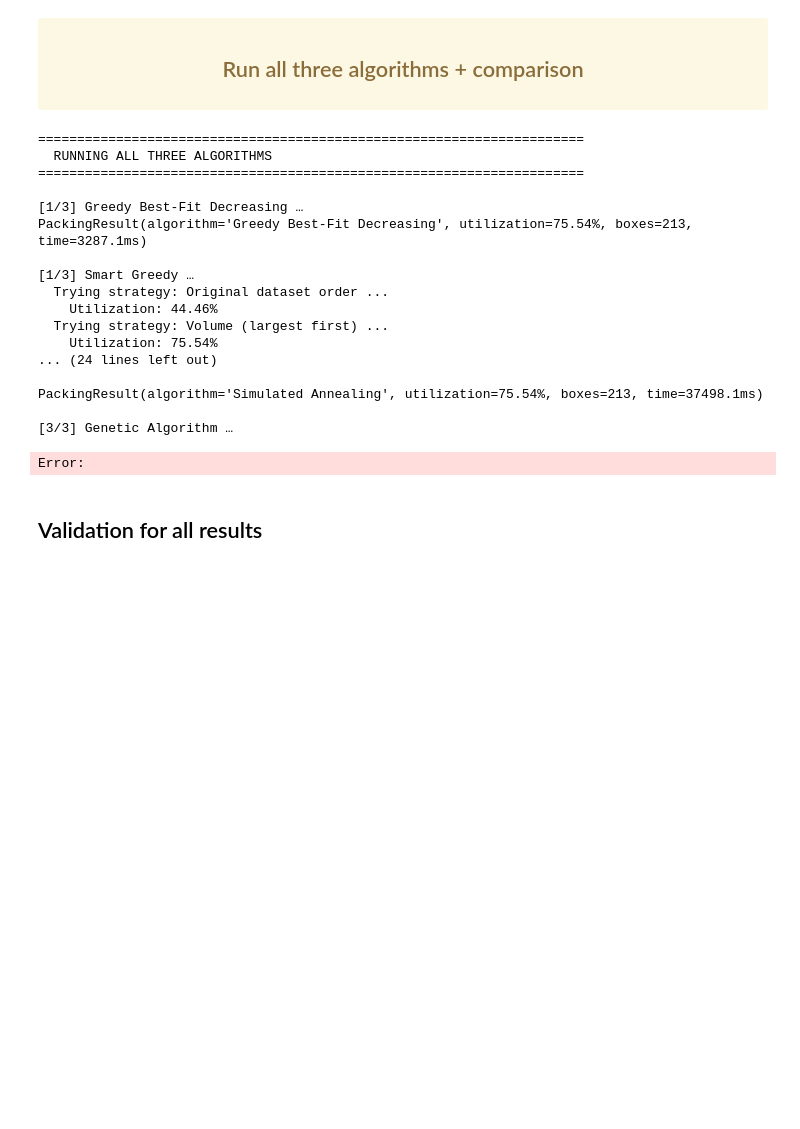
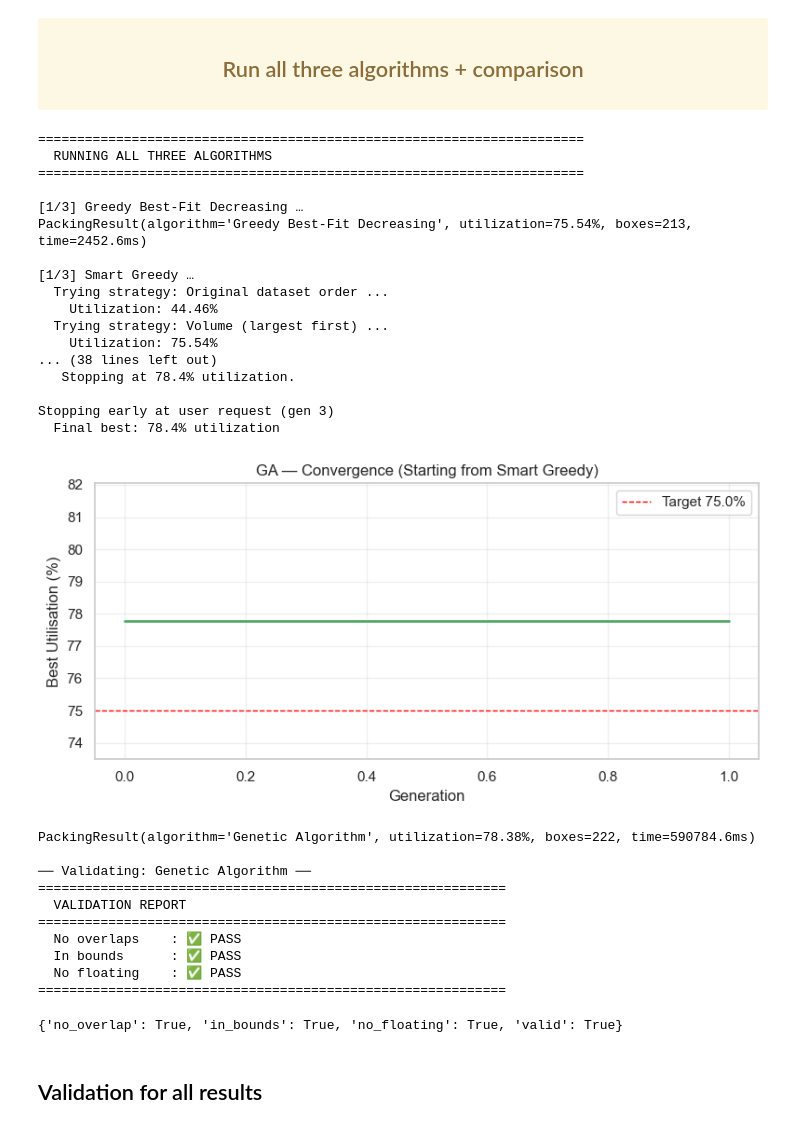
Before and after one commit to mariainesraheb06/The-3D-Container-Loading-Optimizer, a Jupyter notebook: notebooks/NoteBook.ipynb, the cells around one changed output. Cells and saved outputs as stored; diff of their text form; code cells hidden in the pictures; blank space fills up the shorter version.

```diff
--- a/notebooks/NoteBook.ipynb
+++ b/notebooks/NoteBook.ipynb
@@ -1561,45 +1641,81 @@ print("=" * 70)
 print("  RUNNING ALL THREE ALGORITHMS")
 print("=" * 70)
 
 # ── Greedy ──────────────────────────────────────────────────
 print("\n[1/3] Greedy Best-Fit Decreasing …")
 greedy_result = GreedyPacker().pack(problem)
 print(greedy_result)
 print("\n[1/3] Smart Greedy …")
 sg_result = SmartGreedyPacker().pack(problem)
 print(sg_result)
 
 # ── SA ──────────────────────────────────────────────────────
 print("\n[2/3] Simulated Annealing …")
 sa_result = SAPacker(T_init=500, alpha=0.99, iterations=3000, interactive=True).pack(problem)
 print(sa_result)
 
 # ── GA ──────────────────────────────────────────────────────
-print("\n[3/3] Genetic Algorithm …")
-#ga_result = GAPacker(
-#    pop_size=40, generations=80,
-#    crossover_prob=0.85, mutation_prob=0.15,
-#).pack(problem)
-#print(ga_result)
+
+print("\n[3/3] Genetic Algorithm (Starting from Smart Greedy) …")
+
+# Extract the sequence from the Smart Greedy result
+# We need to reconstruct the sequence from placed boxes
+# The sequence is: placed boxes (in order placed) + unplaced boxes
+placed_ids = {p.box.id for p in sg_result.placed_boxes}
+smart_sequence = [p.box for p in sg_result.placed_boxes] + [b for b in problem.seq_boxes if b.id not in placed_ids]
+
+print(f"\n  Smart Greedy sequence length: {len(smart_sequence)} boxes")
+print(f"  Smart Greedy placed: {len(sg_result.placed_boxes)} boxes at {sg_result.utilization():.1f}%")
+
+
+ga_result = GAPacker(
+    pop_size=35,
+    generations=60,
+    crossover_prob=0.85,
+    mutation_prob=0.20,
+    tournament_k=3,
+    elitism=3,
+    strategy="bottom",
+    target_pct=75.0,
+    interactive=True,     # Enable interactive prompts
+    seed=42,
+).pack(problem, smart_sequence=smart_sequence)
+
+print(ga_result)
+
+# Validate
+print("\n── Validating: Genetic Algorithm ──")
+validate_result(ga_result, verbose=True)
 # %% [output]
 ======================================================================
   RUNNING ALL THREE ALGORITHMS
 ======================================================================
 
 [1/3] Greedy Best-Fit Decreasing …
-PackingResult(algorithm='Greedy Best-Fit Decreasing', utilization=75.54%, boxes=213, time=3287.1ms)
+PackingResult(algorithm='Greedy Best-Fit Decreasing', utilization=75.54%, boxes=213, time=2452.6ms)
 
 [1/3] Smart Greedy …
   Trying strategy: Original dataset order ...
     Utilization: 44.46%
   Trying strategy: Volume (largest first) ...
     Utilization: 75.54%
-... (24 lines left out)
+... (38 lines left out)
+   Stopping at 78.4% utilization.
 
-PackingResult(algorithm='Simulated Annealing', utilization=75.54%, boxes=213, time=37498.1ms)
-
-[3/3] Genetic Algorithm …
+Stopping early at user request (gen 3)
+  Final best: 78.4% utilization
+[figure, added]
-Error:
+PackingResult(algorithm='Genetic Algorithm', utilization=78.38%, boxes=222, time=590784.6ms)
+
+── Validating: Genetic Algorithm ──
+============================================================
+  VALIDATION REPORT
+============================================================
+  No overlaps    : ✅ PASS
+  In bounds      : ✅ PASS
+  No floating    : ✅ PASS
+============================================================
+{'no_overlap': True, 'in_bounds': True, 'no_floating': True, 'valid': True}
 # %% [markdown]
 <h2>Validation for all results</h2>
 # %%
```
Also changed, not shown: parts of 25 cells of this notebook.
